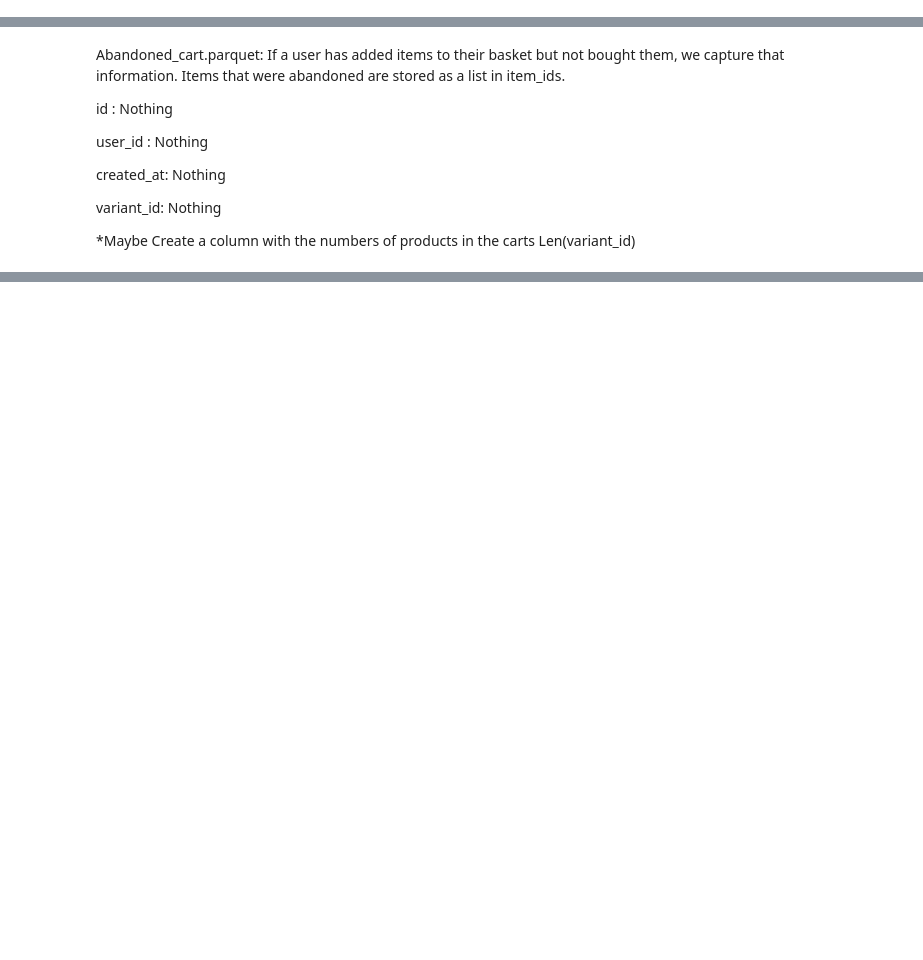
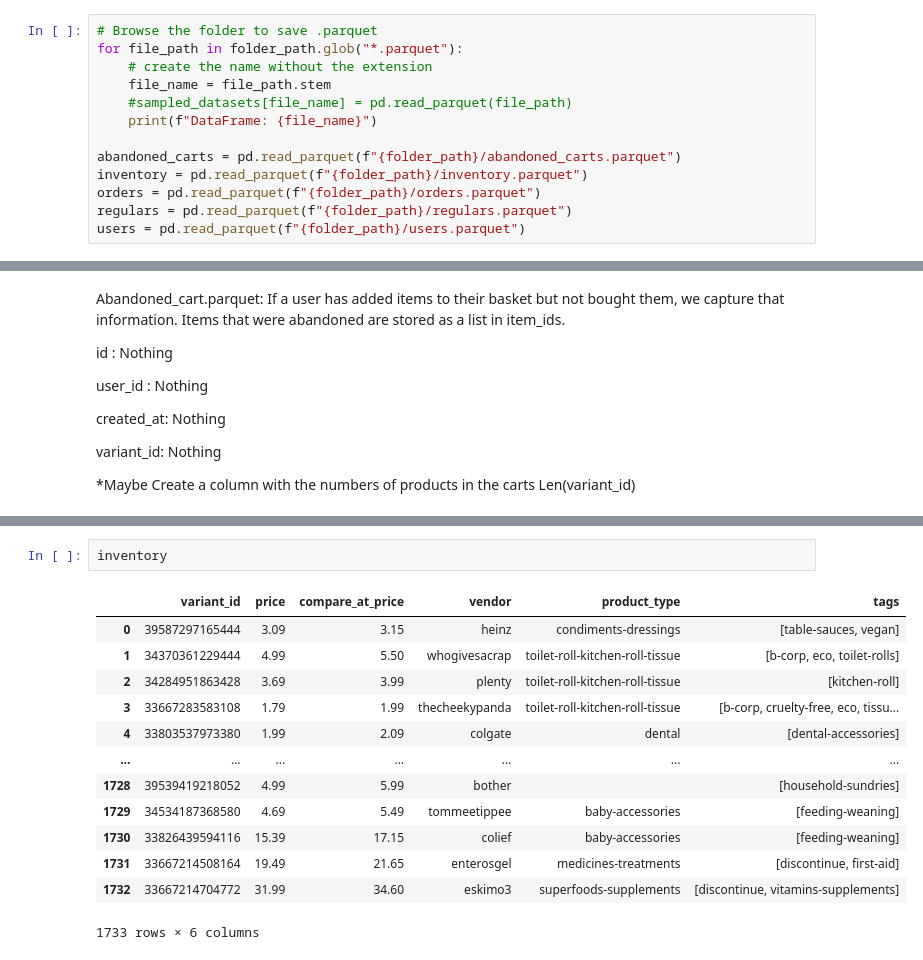
Before and after one commit to MaickMos/zrive-ds, a Jupyter notebook: src/module_2/EDA.ipynb, the cells around one changed output, grey strips where cells are left out. Saved outputs shown, nothing was run; the diff lists cells and outputs as text; blank space fills up the shorter version.

```diff
--- a/src/module_2/EDA.ipynb
+++ b/src/module_2/EDA.ipynb
@@ -3,0 +10,13 @@ import pandas as pd
+# %%
+# Browse the folder to save .parquet
+for file_path in folder_path.glob("*.parquet"):
+    # create the name without the extension
+    file_name = file_path.stem
+    #sampled_datasets[file_name] = pd.read_parquet(file_path)
+    print(f"DataFrame: {file_name}")
+
+abandoned_carts = pd.read_parquet(f"{folder_path}/abandoned_carts.parquet")
+inventory = pd.read_parquet(f"{folder_path}/inventory.parquet")
+orders = pd.read_parquet(f"{folder_path}/orders.parquet")
+regulars = pd.read_parquet(f"{folder_path}/regulars.parquet")
+users = pd.read_parquet(f"{folder_path}/users.parquet")
@@ -148 +228,17 @@ Index(['id', 'user_id', 'created_at', 'variant_id'], dtype='object')
+# %%
+inventory
+# %% [output]
+|  | variant_id | price | compare_at_price | vendor | product_type | tags |
+| 0 | 39587297165444 | 3.09 | 3.15 | heinz | condiments-dressings | [table-sauces, vegan] |
+| 1 | 34370361229444 | 4.99 | 5.50 | whogivesacrap | toilet-roll-kitchen-roll-tissue | [b-corp, eco, toilet-rolls] |
+| 2 | 34284951863428 | 3.69 | 3.99 | plenty | toilet-roll-kitchen-roll-tissue | [kitchen-roll] |
+| 3 | 33667283583108 | 1.79 | 1.99 | thecheekypanda | toilet-roll-kitchen-roll-tissue | [b-corp, cruelty-free, eco, tissu... |
+| 4 | 33803537973380 | 1.99 | 2.09 | colgate | dental | [dental-accessories] |
+| ... | ... | ... | ... | ... | ... | ... |
+| 1728 | 39539419218052 | 4.99 | 5.99 | bother |  | [household-sundries] |
+| 1729 | 34534187368580 | 4.69 | 5.49 | tommeetippee | baby-accessories | [feeding-weaning] |
+| 1730 | 33826439594116 | 15.39 | 17.15 | colief | baby-accessories | [feeding-weaning] |
+| 1731 | 33667214508164 | 19.49 | 21.65 | enterosgel | medicines-treatments | [discontinue, first-aid] |
+| 1732 | 33667214704772 | 31.99 | 34.60 | eskimo3 | superfoods-supplements | [discontinue, vitamins-supplements] |
+1733 rows × 6 columns
 # %%
```
Also changed, not shown: parts of 43 cells of this notebook.
